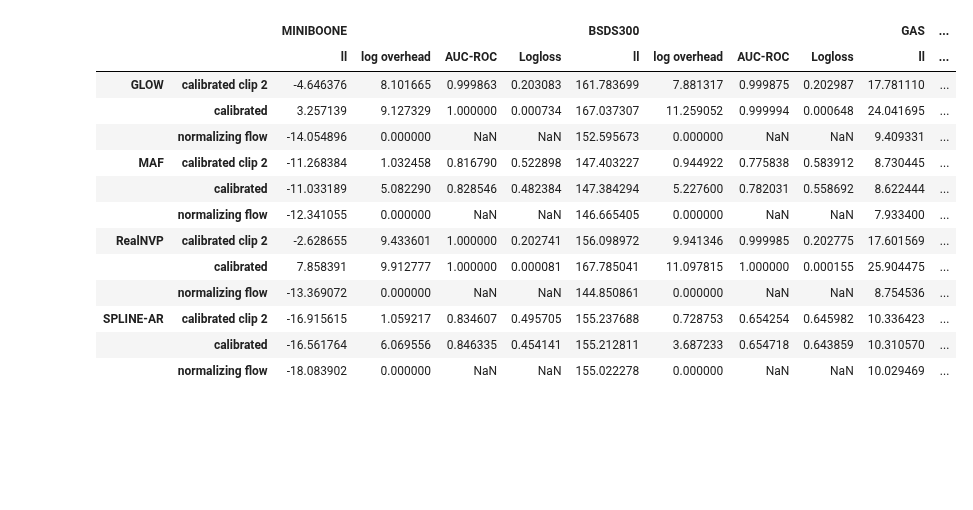
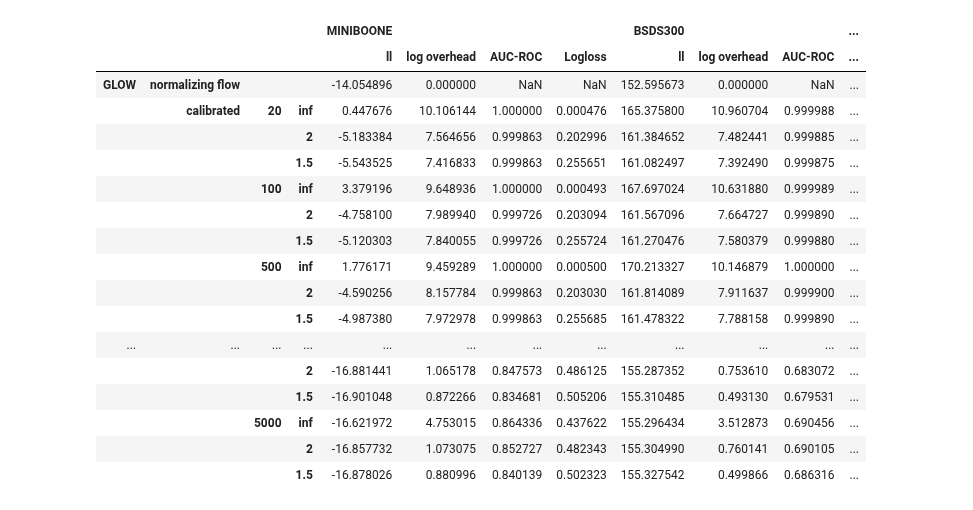
Before and after one commit to MaximArtemev/NFCalib, a Jupyter notebook: notebooks/metrics_table.ipynb, the cells around one changed output. Cells and saved outputs as stored; diff of their text form; code cells hidden in the pictures; blank space fills up the shorter version.

```diff
--- a/notebooks/metrics_table.ipynb
+++ b/notebooks/metrics_table.ipynb
@@ -228,12 +208,12 @@ POWER SPLINE-AR 0.3747130036354065 [0.5111607642324026, 0.5241162334745557]
 # %%
 [x['dump_path'] for x in arr]
 # %%
-metrics = defaultdict(dict)
-for x in arr:
-    metrics[x['data_name']][x['model_type']] = x['ll']
-    for clip in x['metrics']:
-        if clip['clip'] == 100:
-            metrics[x['data_name']][x['model_type'] + ' C'] = clip['ll']
-        else:
-            metrics[x['data_name']][x['model_type'] + ' C ' + str(round(clip['clip'], 1))] = clip['ll']
-pd.DataFrame(metrics)
+# metrics = defaultdict(dict)
+# for x in arr:
+#     metrics[x['data_name']][x['model_type']] = x['ll']
+#     for y in x['metrics']:
+#         if clip['clip'] == 100:
+#             metrics[x['data_name']][x['model_type'] + ' C ' + str(y['iters'])] = y['ll']
+#         else:
+#             metrics[x['data_name']][x['model_type'] + ' C ' + str(round(y['clip'], 1)) + ' ' + str(y['iters'])] = y['ll']
+# pd.DataFrame(metrics)
@@ -254,35 +220,43 @@ pd.DataFrame(metrics)
 # %%
 metrics = defaultdict(dict)
 for x in arr:
-    metrics[(x['data_name'], 'll', )][(x['model_type'], 'normalizing flow', )] = x['ll']
-    metrics[(x['data_name'], 'log overhead', )][(x['model_type'], 'normalizing flow', )] = 0
-#     metrics[(x['data_name'], 'calib const', )][(x['model_type'], 'normalizing flow', )] = 0
-    for clip in x['metrics']:
-        if clip['clip'] == 10000:
-            metrics[(x['data_name'], 'll', )][(x['model_type'], 'calibrated', )] = clip['ll']
-            metrics[(x['data_name'], 'log overhead', )][(x['model_type'], 'calibrated', )] = clip['overhead']
-            metrics[(x['data_name'], 'AUC-ROC', )][(x['model_type'], 'calibrated', )] = clip['auc_roc']
-            metrics[(x['data_name'], 'Logloss', )][(x['model_type'], 'calibrated', )] = -clip['logloss']
+    model_name = (x['model_type'], 'normalizing flow', '', '', )
+    metrics[(x['data_name'], 'll', )][model_name] = x['ll']
+    metrics[(x['data_name'], 'log overhead', )][model_name] = 0
+    for y in x['metrics']:
+        if y['clip'] == 10000:
+            model_name = (x['model_type'], 'calibrated', y['iters'], 'inf', )
+            metrics[(x['data_name'], 'll', )][model_name] = y['ll']
+            metrics[(x['data_name'], 'log overhead', )][model_name] = y['overhead']
+            metrics[(x['data_name'], 'AUC-ROC', )][model_name] = y['auc_roc']
+            metrics[(x['data_name'], 'Logloss', )][model_name] = -y['logloss']
 #             metrics[(x['data_name'], 'calib const', )][(x['model_type'], 'calibrated', )] = clip['calibration_constant']
         else:
-            metrics[(x['data_name'], 'll', )][(x['model_type'], ' calibrated clip ' + str(round(clip['clip'], 2)), )] = clip['ll']
-            metrics[(x['data_name'], 'log overhead', )][(x['model_type'], ' calibrated clip ' + str(round(clip['clip'], 2)), )] = clip['overhead']
-            metrics[(x['data_name'], 'AUC-ROC', )][(x['model_type'], ' calibrated clip ' + str(round(clip['clip'], 2)), )] = clip['auc_roc']
-            metrics[(x['data_name'], 'Logloss', )][(x['model_type'], ' calibrated clip ' + str(round(clip['clip'], 2)), )] = -clip['logloss']
+            model_name = (x['model_type'], 'calibrated', y['iters'], round(y['clip'], 2), )
+            metrics[(x['data_name'], 'll', )][model_name] = y['ll']
+            metrics[(x['data_name'], 'log overhead', )][model_name] = y['overhead']
+            metrics[(x['data_name'], 'AUC-ROC', )][model_name] = y['auc_roc']
+            metrics[(x['data_name'], 'Logloss', )][model_name] = -y['logloss']
 #             metrics[(x['data_name'], 'calib const', )][(x['model_type'], ' calibrated clip ' + str(round(clip['clip'], 2)), )] = clip['calibration_constant']
-pd.DataFrame(metrics)
+metrics = pd.DataFrame(metrics)
+pd.set_option('display.max_rows', metrics.shape[0] + 1)
+metrics
 # %% [output]
-|  |  | MINIBOONE |  |  |  | BSDS300 |  |  |  | GAS | ... |
-|  |  | ll | log overhead | AUC-ROC | Logloss | ll | log overhead | AUC-ROC | Logloss | ll | ... |
-| GLOW | calibrated clip 2 | -4.646376 | 8.101665 | 0.999863 | 0.203083 | 161.783699 | 7.881317 | 0.999875 | 0.202987 | 17.781110 | ... |
-|  | calibrated | 3.257139 | 9.127329 | 1.000000 | 0.000734 | 167.037307 | 11.259052 | 0.999994 | 0.000648 | 24.041695 | ... |
-|  | normalizing flow | -14.054896 | 0.000000 | NaN | NaN | 152.595673 | 0.000000 | NaN | NaN | 9.409331 | ... |
-| MAF | calibrated clip 2 | -11.268384 | 1.032458 | 0.816790 | 0.522898 | 147.403227 | 0.944922 | 0.775838 | 0.583912 | 8.730445 | ... |
-|  | calibrated | -11.033189 | 5.082290 | 0.828546 | 0.482384 | 147.384294 | 5.227600 | 0.782031 | 0.558692 | 8.622444 | ... |
-|  | normalizing flow | -12.341055 | 0.000000 | NaN | NaN | 146.665405 | 0.000000 | NaN | NaN | 7.933400 | ... |
-| RealNVP | calibrated clip 2 | -2.628655 | 9.433601 | 1.000000 | 0.202741 | 156.098972 | 9.941346 | 0.999985 | 0.202775 | 17.601569 | ... |
-|  | calibrated | 7.858391 | 9.912777 | 1.000000 | 0.000081 | 167.785041 | 11.097815 | 1.000000 | 0.000155 | 25.904475 | ... |
-|  | normalizing flow | -13.369072 | 0.000000 | NaN | NaN | 144.850861 | 0.000000 | NaN | NaN | 8.754536 | ... |
-| SPLINE-AR | calibrated clip 2 | -16.915615 | 1.059217 | 0.834607 | 0.495705 | 155.237688 | 0.728753 | 0.654254 | 0.645982 | 10.336423 | ... |
-|  | calibrated | -16.561764 | 6.069556 | 0.846335 | 0.454141 | 155.212811 | 3.687233 | 0.654718 | 0.643859 | 10.310570 | ... |
-|  | normalizing flow | -18.083902 | 0.000000 | NaN | NaN | 155.022278 | 0.000000 | NaN | NaN | 10.029469 | ... |
+|  |  |  |  | MINIBOONE |  |  |  | BSDS300 |  |  | ... |
+|  |  |  |  | ll | log overhead | AUC-ROC | Logloss | ll | log overhead | AUC-ROC | ... |
+| GLOW | normalizing flow |  |  | -14.054896 | 0.000000 | NaN | NaN | 152.595673 | 0.000000 | NaN | ... |
+|  | calibrated | 20 | inf | 0.447676 | 10.106144 | 1.000000 | 0.000476 | 165.375800 | 10.960704 | 0.999988 | ... |
+|  |  |  | 2 | -5.183384 | 7.564656 | 0.999863 | 0.202996 | 161.384652 | 7.482441 | 0.999885 | ... |
+|  |  |  | 1.5 | -5.543525 | 7.416833 | 0.999863 | 0.255651 | 161.082497 | 7.392490 | 0.999875 | ... |
+|  |  | 100 | inf | 3.379196 | 9.648936 | 1.000000 | 0.000493 | 167.697024 | 10.631880 | 0.999989 | ... |
+|  |  |  | 2 | -4.758100 | 7.989940 | 0.999726 | 0.203094 | 161.567096 | 7.664727 | 0.999890 | ... |
+|  |  |  | 1.5 | -5.120303 | 7.840055 | 0.999726 | 0.255724 | 161.270476 | 7.580379 | 0.999880 | ... |
+|  |  | 500 | inf | 1.776171 | 9.459289 | 1.000000 | 0.000500 | 170.213327 | 10.146879 | 1.000000 | ... |
+|  |  |  | 2 | -4.590256 | 8.157784 | 0.999863 | 0.203030 | 161.814089 | 7.911637 | 0.999900 | ... |
+|  |  |  | 1.5 | -4.987380 | 7.972978 | 0.999863 | 0.255685 | 161.478322 | 7.788158 | 0.999890 | ... |
+| ... | ... | ... | ... | ... | ... | ... | ... | ... | ... | ... | ... |
+|  |  |  | 2 | -16.881441 | 1.065178 | 0.847573 | 0.486125 | 155.287352 | 0.753610 | 0.683072 | ... |
+|  |  |  | 1.5 | -16.901048 | 0.872266 | 0.834681 | 0.505206 | 155.310485 | 0.493130 | 0.679531 | ... |
+|  |  | 5000 | inf | -16.621972 | 4.753015 | 0.864336 | 0.437622 | 155.296434 | 3.512873 | 0.690456 | ... |
+|  |  |  | 2 | -16.857732 | 1.073075 | 0.852727 | 0.482343 | 155.304990 | 0.760141 | 0.690105 | ... |
+|  |  |  | 1.5 | -16.878026 | 0.880996 | 0.840139 | 0.502323 | 155.327542 | 0.499866 | 0.686316 | ... |
```
Also changed, not shown: parts of 5 cells of this notebook.
